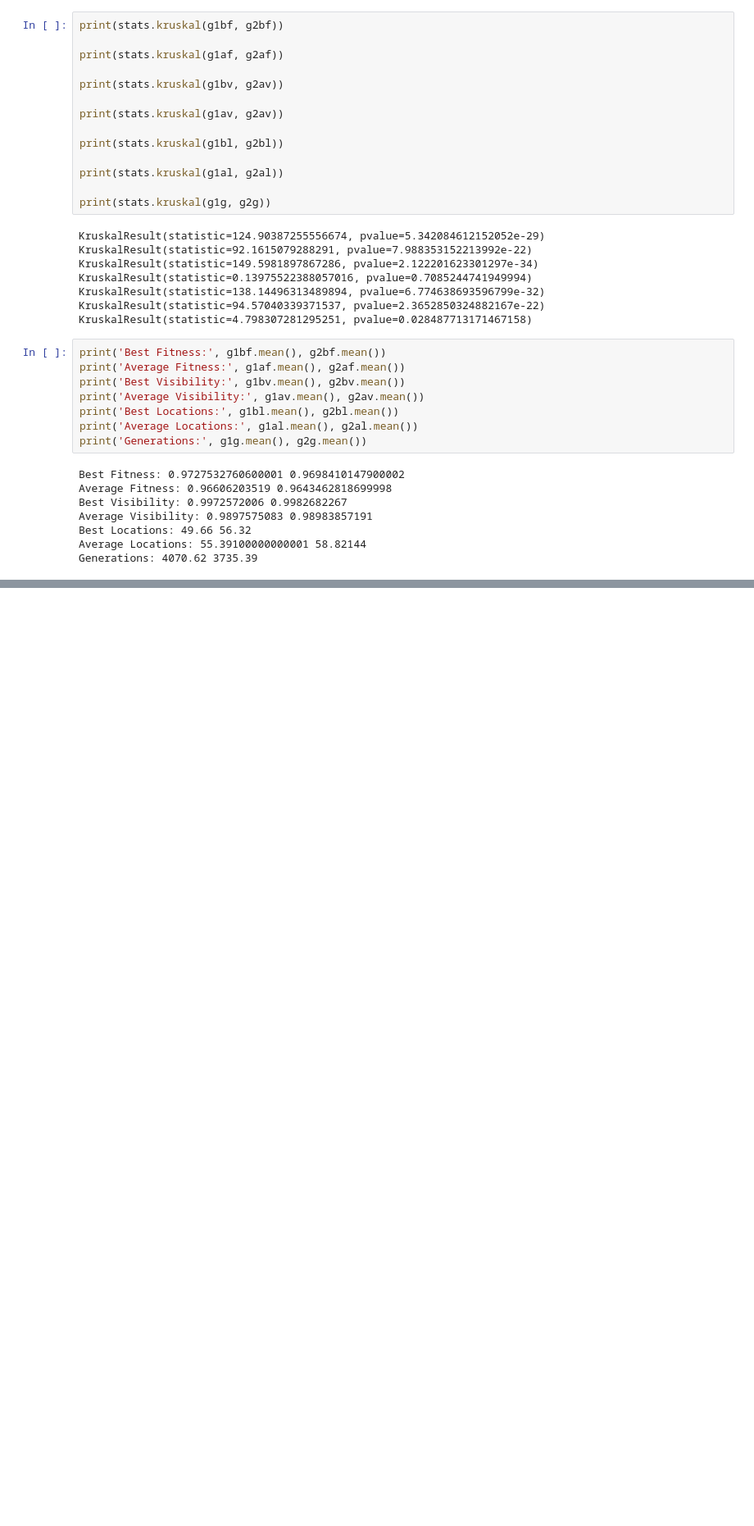
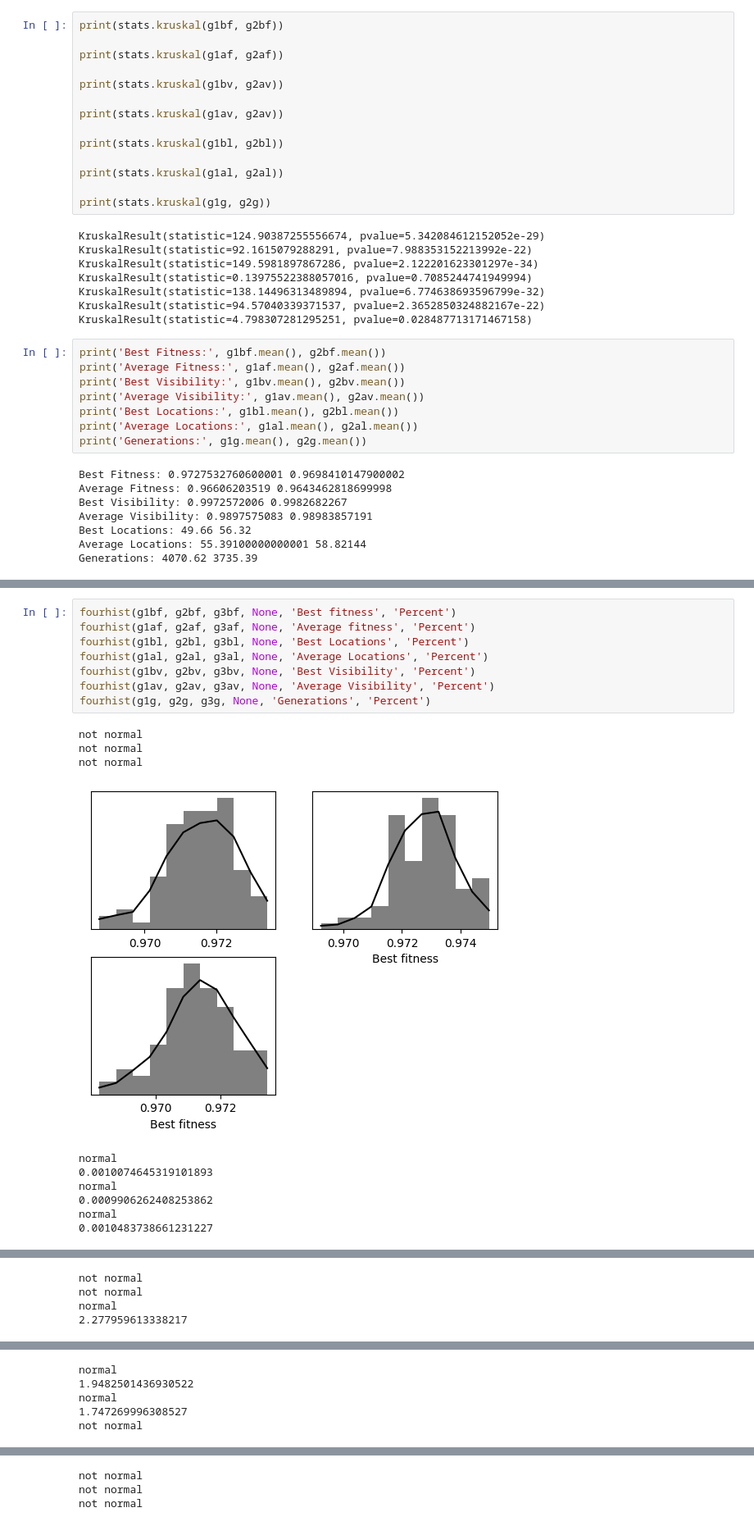
Before and after one commit to marvkosmai/mprj-optimal-placement-and-route, a Jupyter notebook: DataVisualization/statistics.ipynb, the cells around one changed output, grey strips where cells are left out. Shown at 82% size. Saved outputs shown, nothing was run; the diff lists cells and outputs as text; blank space fills up the shorter version.

```diff
--- a/DataVisualization/statistics.ipynb
+++ b/DataVisualization/statistics.ipynb
@@ -859,0 +946,19 @@ not normal
+# %%
+fourhist(g1bf, g2bf, g3bf, None, 'Best fitness', 'Percent')
+fourhist(g1af, g2af, g3af, None, 'Average fitness', 'Percent')
+fourhist(g1bl, g2bl, g3bl, None, 'Best Locations', 'Percent')
+fourhist(g1al, g2al, g3al, None, 'Average Locations', 'Percent')
+fourhist(g1bv, g2bv, g3bv, None, 'Best Visibility', 'Percent')
+fourhist(g1av, g2av, g3av, None, 'Average Visibility', 'Percent')
+fourhist(g1g, g2g, g3g, None, 'Generations', 'Percent')
+# %% [output]
+not normal
+not normal
+not normal
+[figure, added]
+normal
+0.0010074645319101893
+normal
+0.0009906262408253862
+normal
+0.0010483738661231227
@@ -859,0 +966,4 @@ not normal
+not normal
+not normal
+normal
+2.277959613338217
@@ -859,0 +971,5 @@ not normal
+normal
+1.9482501436930522
+normal
+1.747269996308527
+not normal
@@ -859,0 +977,3 @@ not normal
+not normal
+not normal
+not normal
```
Also changed, not shown: parts of 17 cells of this notebook, 22 other files.
